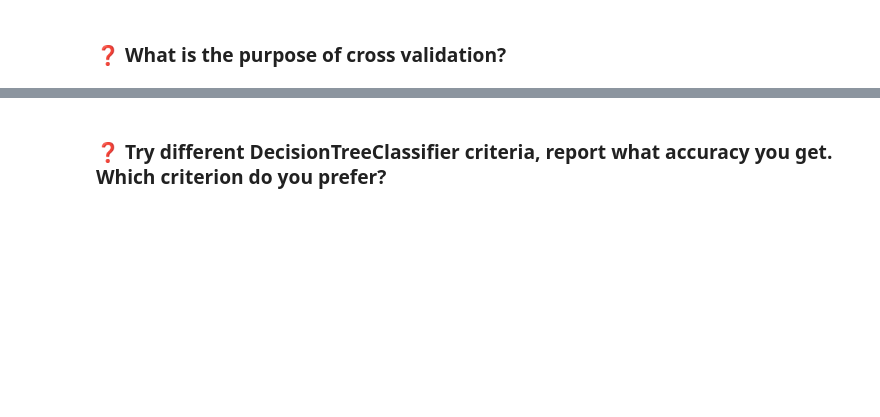
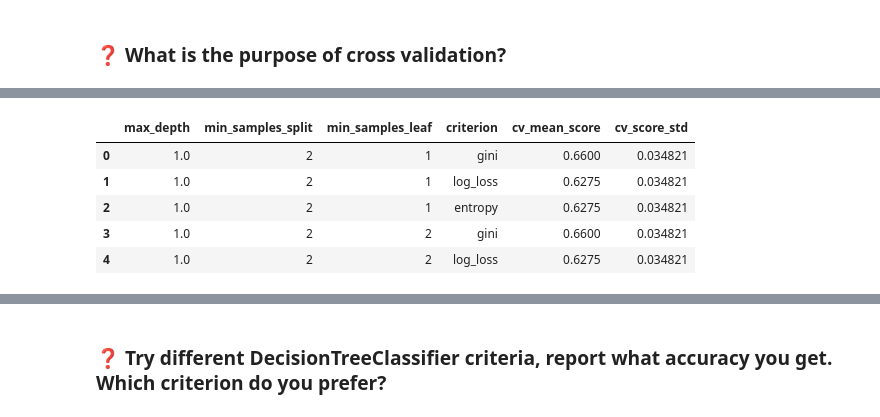
Before and after one commit to EinarJohannes/intro_ml_assignment_2, a Jupyter notebook: Problem2.ipynb, the cells around one changed output, grey strips where cells are left out. Drawn from its saved outputs; the diff is of its cells as text; code cells hidden in the pictures; blank space fills up the shorter version.

```diff
--- a/Problem2.ipynb
+++ b/Problem2.ipynb
@@ -630,6 +691,25 @@ target = 'survived'
 # YOUR CODE GOES HERE: Train the model:)
 # ====================================
 
-# ====================================
+clf = DecisionTreeClassifier(
+    max_depth = 10,
+    min_samples_leaf = 3,
+    min_samples_split = 10,
+)
+
+cv_scores = cross_val_score(
+    clf,
+    X_train,
+    y_train,
+    cv = cv,
+    scoring = "accuracy"
+
+)
+
+clf.fit(X_train, y_train)
+y_pred = clf.predict(X_test)
+a = accuracy_score(y_test, y_pred)
+
+# # ====================================
 print(f"CV Accuracy: {cv_scores.mean():.3f} ± {cv_scores.std():.3f}")
 print(f"Test accuracy: {a:.4f}")
@@ -643,0 +816,9 @@ print(f"Test accuracy: {a:.4f}")
+# %%
+cv_result_df.head()
+# %% [output]
+|  | max_depth | min_samples_split | min_samples_leaf | criterion | cv_mean_score | cv_score_std |
+| 0 | 1.0 | 2 | 1 | gini | 0.6600 | 0.034821 |
+| 1 | 1.0 | 2 | 1 | log_loss | 0.6275 | 0.034821 |
+| 2 | 1.0 | 2 | 1 | entropy | 0.6275 | 0.034821 |
+| 3 | 1.0 | 2 | 2 | gini | 0.6600 | 0.034821 |
+| 4 | 1.0 | 2 | 2 | log_loss | 0.6275 | 0.034821 |
```
Also changed, not shown: parts of 26 cells of this notebook.
